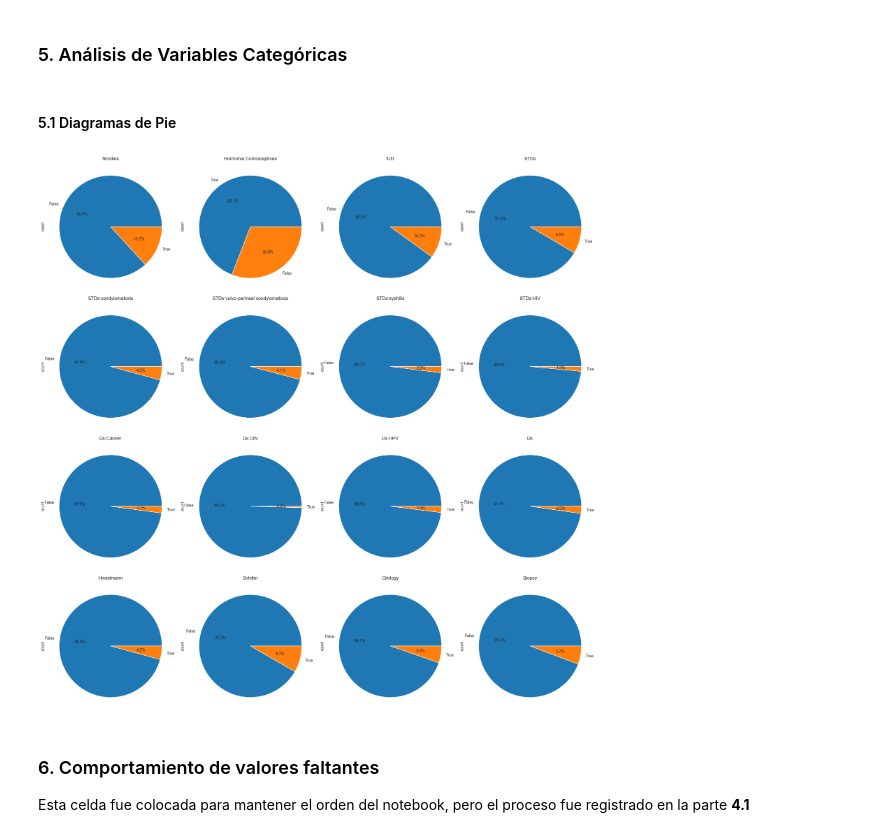
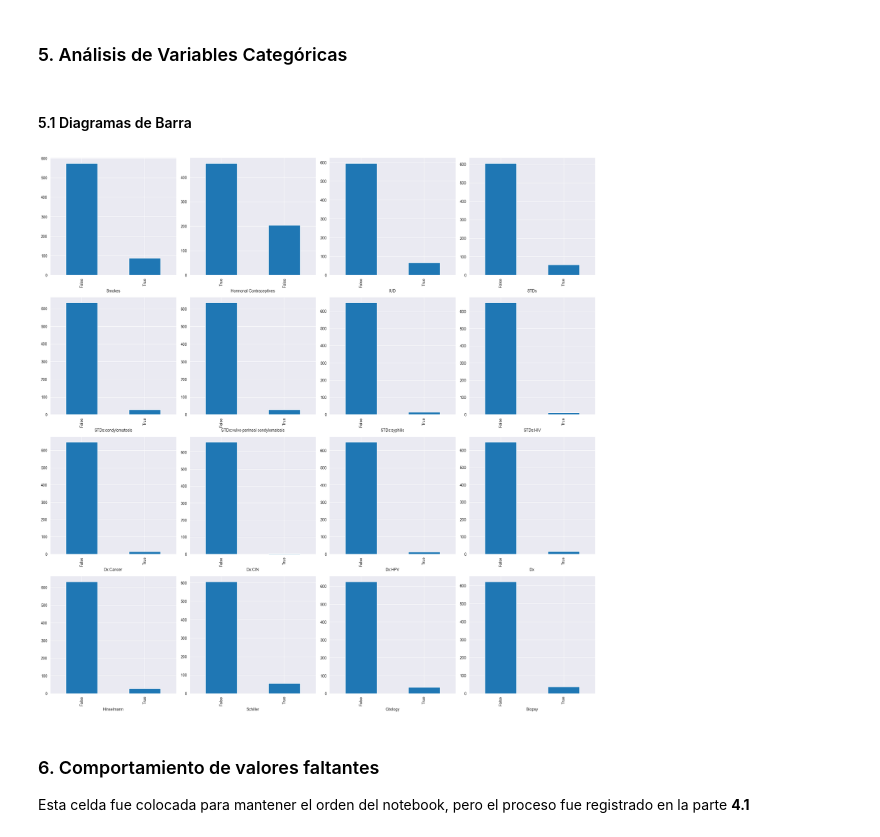
Before and after one commit to FranzCastillo/Cervical-Cancer-Risk-Factor-Analysis, a Jupyter notebook: analysis.ipynb, the cells around one changed output. Drawn from its saved outputs; the diff is of its cells as text; code cells hidden in the pictures.

```diff
--- a/analysis.ipynb
+++ b/analysis.ipynb
@@ -231,18 +231,18 @@ df.shape
 # %% [markdown]
 ### 5. Análisis de Variables Categóricas
 # %% [markdown]
-#### 5.1 Diagramas de Pie
+#### 5.1 Diagramas de Barra
 # %%
 %matplotlib inline
 # %%
 fig, axes = plt.subplots(4, 4, figsize=(20, 20))
 axes = axes.flatten()
 for i, column in enumerate(categorical_columns):
-    df[column].value_counts().plot.pie(autopct='%1.1f%%', ax=axes[i], title=column)
+    df[column].value_counts().plot.bar(ax=axes[i])
 plt.tight_layout()
 plt.show()
 # %% [output]
-[figure, old version]
+[figure, new version]
 # %% [markdown]
 ### 6. Comportamiento de valores faltantes
 Esta celda fue colocada para mantener el orden del notebook, pero el proceso fue registrado en la parte **4.1**
```
Also changed, not shown: parts of 4 cells of this notebook.
